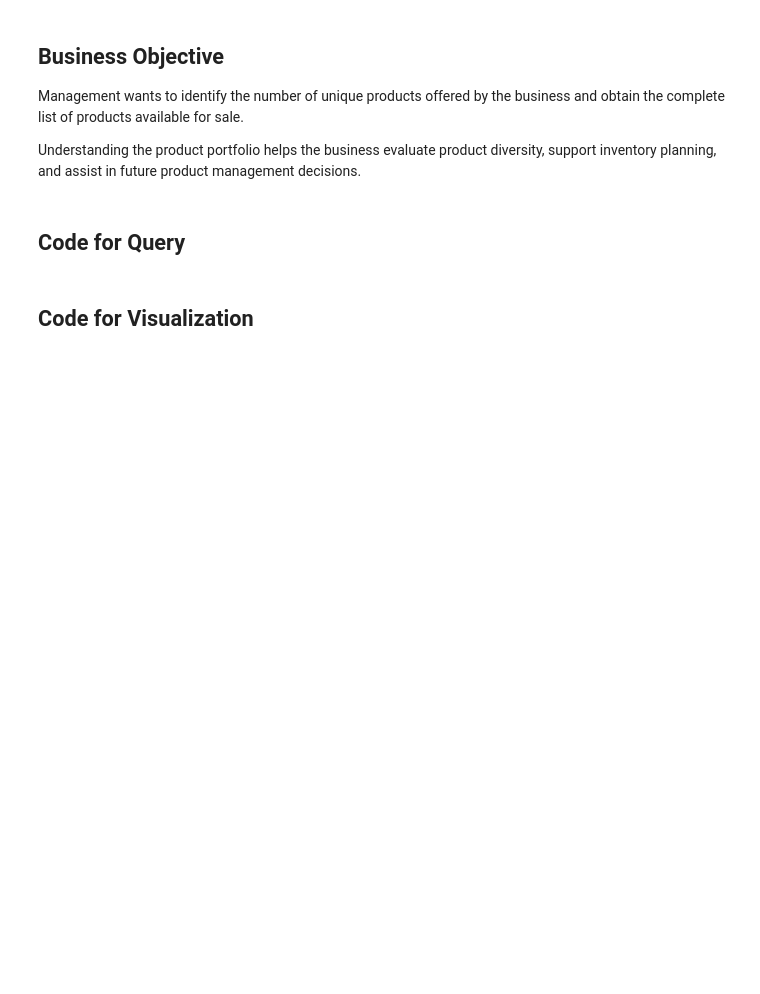
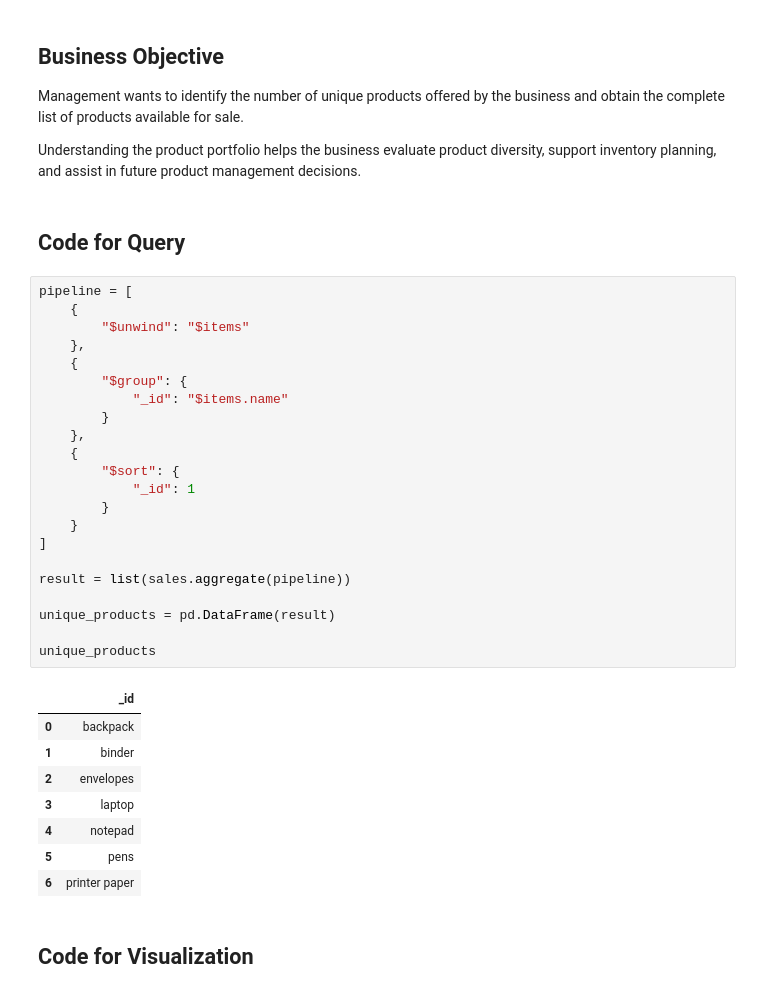
Before and after one commit to thanuja-reddi/MongoDB_EDA_Case_Study, a Jupyter notebook: notebooks/homework_casestudy_questions.ipynb, the cells around one changed output. Drawn from its saved outputs; the diff is of its cells as text; blank space fills up the shorter version.

```diff
--- a/notebooks/homework_casestudy_questions.ipynb
+++ b/notebooks/homework_casestudy_questions.ipynb
@@ -570,5 +570,36 @@ Management wants to identify the number of unique products offered by the busine
 Understanding the product portfolio helps the business evaluate product diversity, support inventory planning, and assist in future product management decisions.
 # %% [markdown]
 ## Code for Query
+# %%
+pipeline = [
+    {
+        "$unwind": "$items"
+    },
+    {
+        "$group": {
+            "_id": "$items.name"
+        }
+    },
+    {
+        "$sort": {
+            "_id": 1
+        }
+    }
+]
+
+result = list(sales.aggregate(pipeline))
+
+unique_products = pd.DataFrame(result)
+
+unique_products
+# %% [output]
+|  | _id |
+| 0 | backpack |
+| 1 | binder |
+| 2 | envelopes |
+| 3 | laptop |
+| 4 | notepad |
+| 5 | pens |
+| 6 | printer paper |
 # %% [markdown]
 ## Code for Visualization
```
Also changed, not shown: parts of 2 cells of this notebook.
